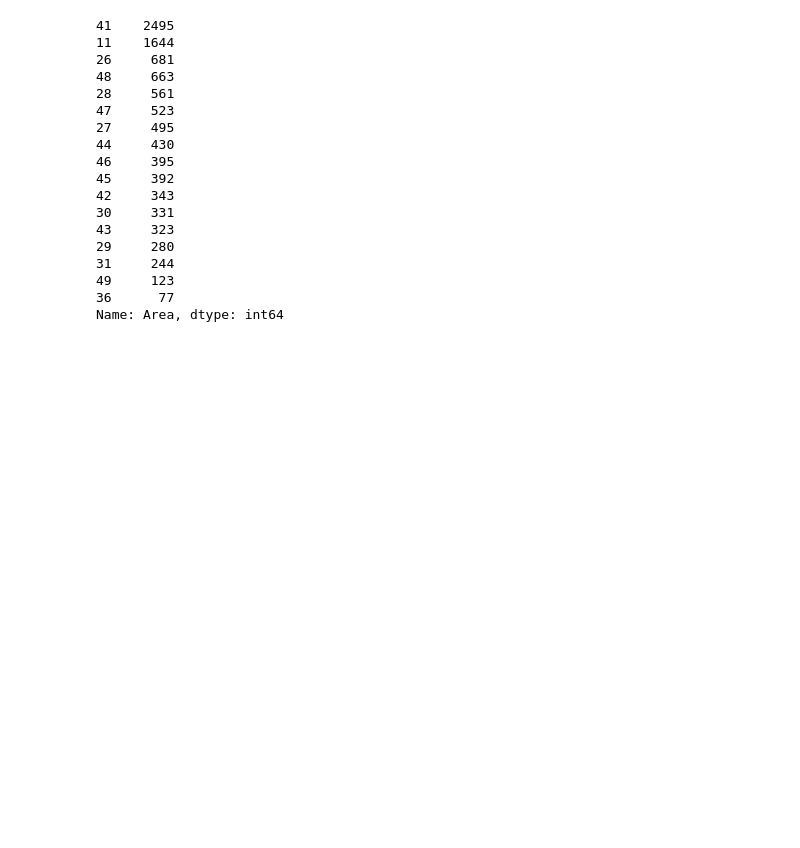
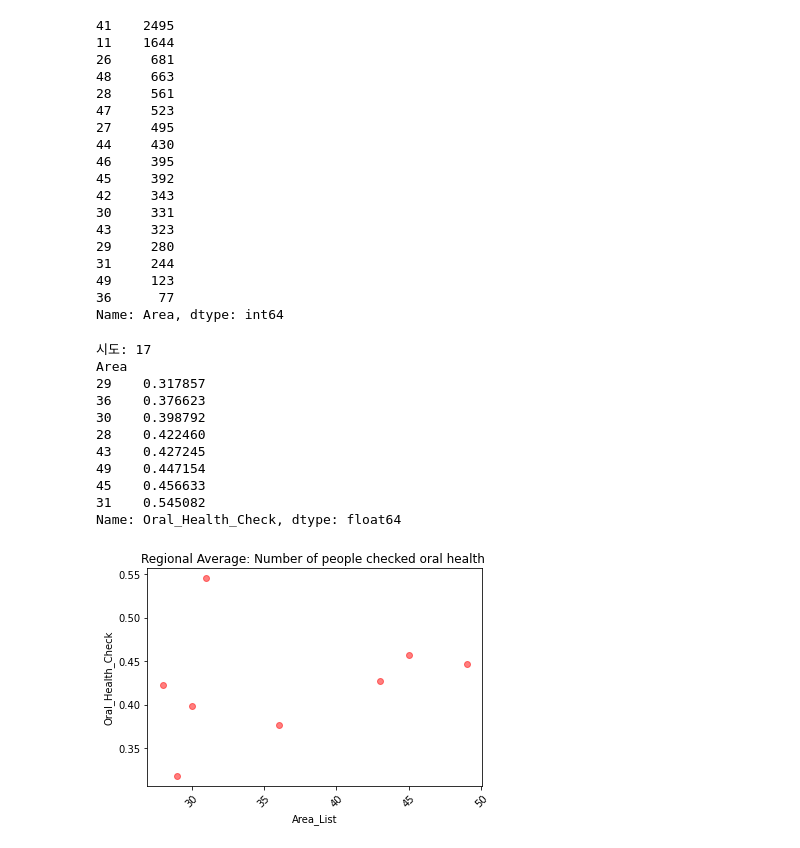
Before and after one commit to rnjsdmstj/ITB2022, a Jupyter notebook: 시각화과제_2010529_권은서.ipynb, the cells around one changed output. Saved outputs shown, nothing was run; the diff lists cells and outputs as text; code cells hidden in the pictures; blank space fills up the shorter version.

```diff
--- a/시각화과제_2010529_권은서.ipynb
+++ b/시각화과제_2010529_권은서.ipynb
@@ -203,4 +205,41 @@ print(Area_count)
 49     123
 36      77
 Name: Area, dtype: int64
+# %%
+#높은 평균 산출
+#맷플롯립 방식 활용
+
+print('시도:', len(esdf_new['Area'].unique()))
+#esdf_area= esdf_new.groupby('Area')['Oral_Health_Check'].sum()
+#esdf_area_sorted = esdf_area.sort_values(ascending=True)[9:17]
+#print(esdf_area_sorted)
+
+esdf_area= esdf_new.groupby('Area')['Oral_Health_Check'].mean()
+esdf_area_sorted = esdf_area.sort_values(ascending = True)[9:17]
+print(esdf_area_sorted)
+
+
+Area_list = esdf_area_sorted.index.tolist()
+Area_Oral_Health = esdf_area_sorted.values.tolist()
+
+plt.scatter(Area_list, Area_Oral_Health, color="red", alpha=0.5, label="scatter point")
+plt.xlabel("Area_List")
+plt.ylabel("Oral_Health_Check")
+
+plt.title('Regional Average: Number of people checked oral health ')
+plt.xticks(rotation=45)
+plt.show()
+# %% [output]
+시도: 17
+Area
+29    0.317857
+36    0.376623
+30    0.398792
+28    0.422460
+43    0.427245
+49    0.447154
+45    0.456633
+31    0.545082
+Name: Oral_Health_Check, dtype: float64
+[figure, added]
 # %%
```
Also changed, not shown: parts of 9 cells of this notebook.
